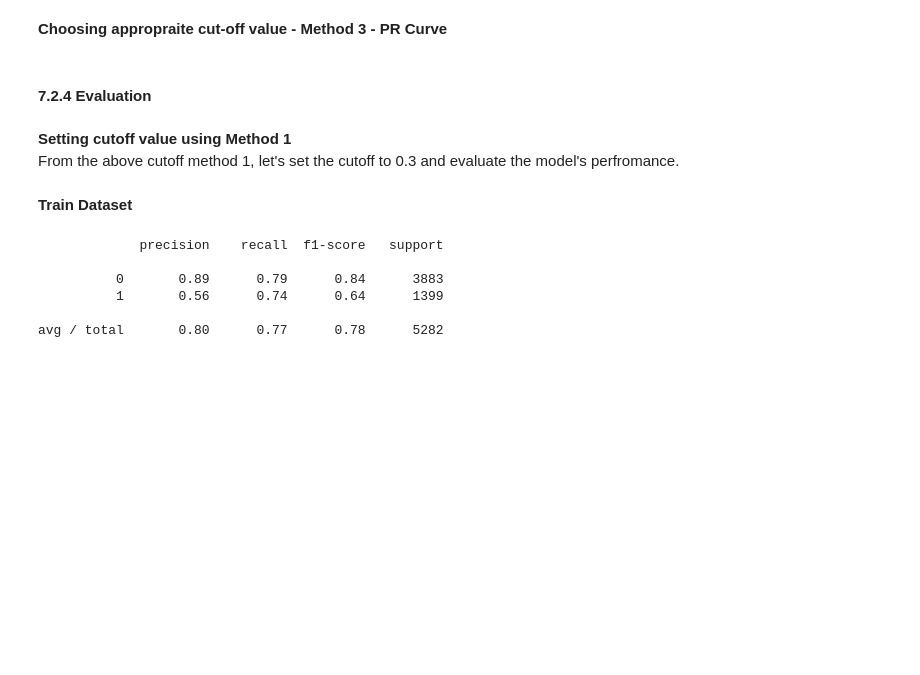
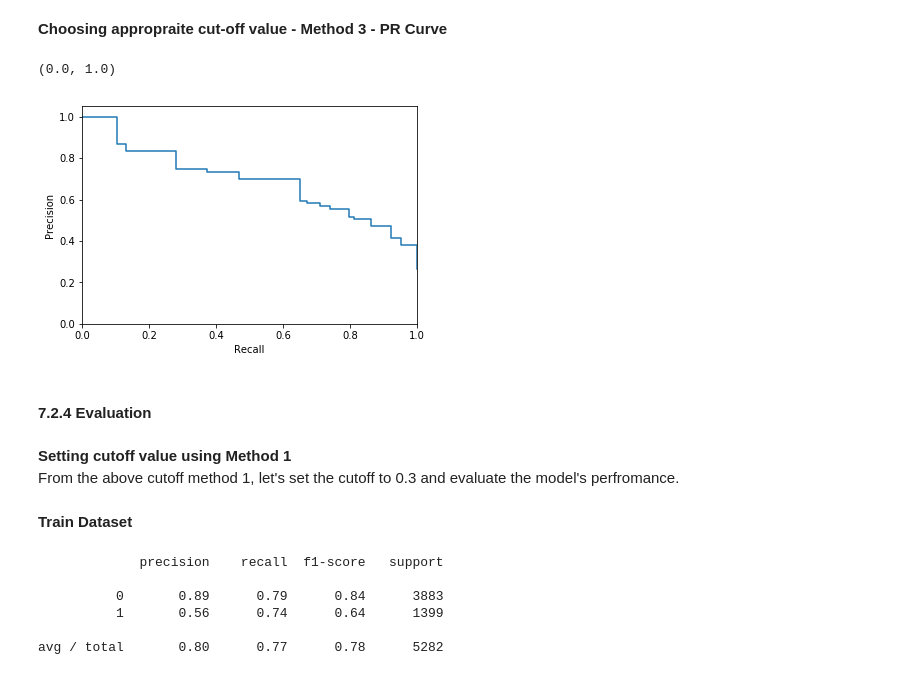
Before and after one commit to sravangereddy/DataScience_, a Jupyter notebook: Telco Customer/Telco Customer - Master Copy.ipynb, the cells around one changed output. Drawn from its saved outputs; the diff is of its cells as text; code cells hidden in the pictures; blank space fills up the shorter version.

```diff
--- a/Telco Customer/Telco Customer - Master Copy.ipynb
+++ b/Telco Customer/Telco Customer - Master Copy.ipynb
@@ -767,5 +790,16 @@ Text(0.5,0,'False Positive Rate')
 # %% [markdown]
 <b> Choosing appropraite cut-off value - Method 3 - PR Curve </b><br>
+# %%
+precision, recall, _ = precision_recall_curve(y_train[target_], dtree_predictions_train[:, 1])
+
+plt.step(recall, precision)
+plt.xlabel('Recall')
+plt.ylabel('Precision')
+plt.ylim([0.0, 1.05])
+plt.xlim([0.0, 1.0])
+# %% [output]
+(0.0, 1.0)
+[figure, added]
 # %% [markdown]
 #### 7.2.4 Evaluation
 # %% [markdown]
```
Also changed, not shown: parts of 25 cells of this notebook.
